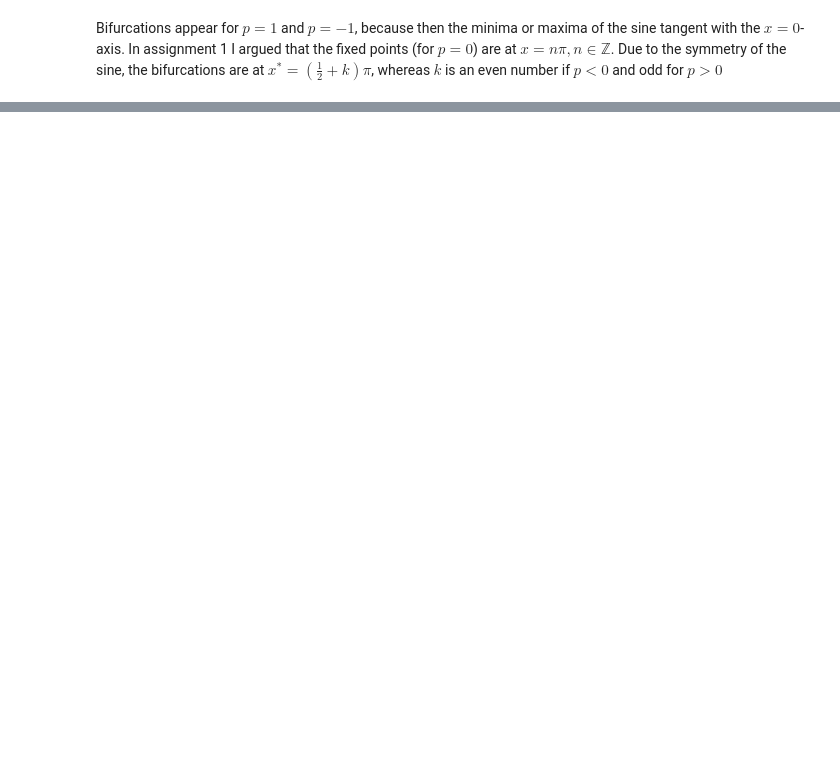
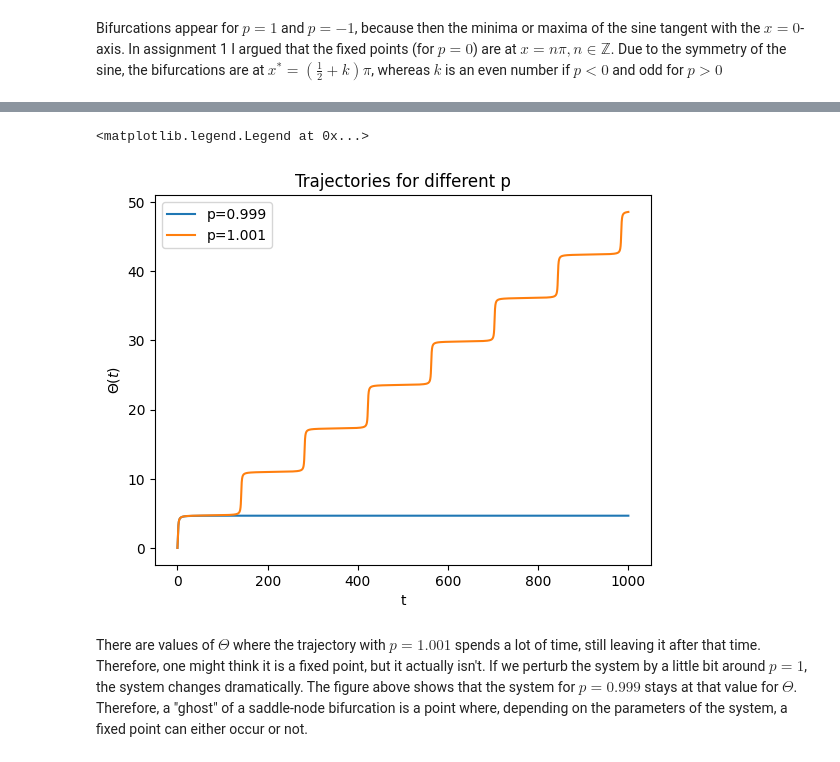
Before and after one commit to corinnawegner/Physics_of_complex_systems, a Jupyter notebook: Assignment 3/Assignment_3_Corinna_Wegner.ipynb, the cells around one changed output, grey strips where cells are left out. Saved outputs shown, nothing was run; the diff lists cells and outputs as text; code cells hidden in the pictures; blank space fills up the shorter version.

```diff
--- a/Assignment 3/Assignment_3_Corinna_Wegner.ipynb
+++ b/Assignment 3/Assignment_3_Corinna_Wegner.ipynb
@@ -293,0 +309,13 @@ ax.set_title("Phase space diagram for different $p=1$", va='bottom')
+# %%
+fix, ax = plt.subplots()
+ax.plot(list_theta, vals, label="p=0.999")
+ax.plot(list_theta, vals_2, label="p=1.001")
+ax.set_xlabel("t")
+ax.set_ylabel("$\Theta(t)$")
+ax.set_title("Trajectories for different p")
+ax.legend()
+# %% [output]
+<matplotlib.legend.Legend at 0x...>
+[figure, added]
+# %% [markdown]
+There are values of $\Theta$ where the trajectory with $p=1.001$ spends a lot of time, still leaving it after that time. Therefore, one might think it is a fixed point, but it actually isn't. If we perturb the system by a little bit around $p=1$, the system changes dramatically. The figure above shows that the system for $p=0.999$ stays at that value for $\Theta$. Therefore, a "ghost" of a saddle-node bifurcation is a point where, depending on the parameters of the system, a fixed point can either occur or not.
```
Also changed, not shown: parts of 6 cells of this notebook.
